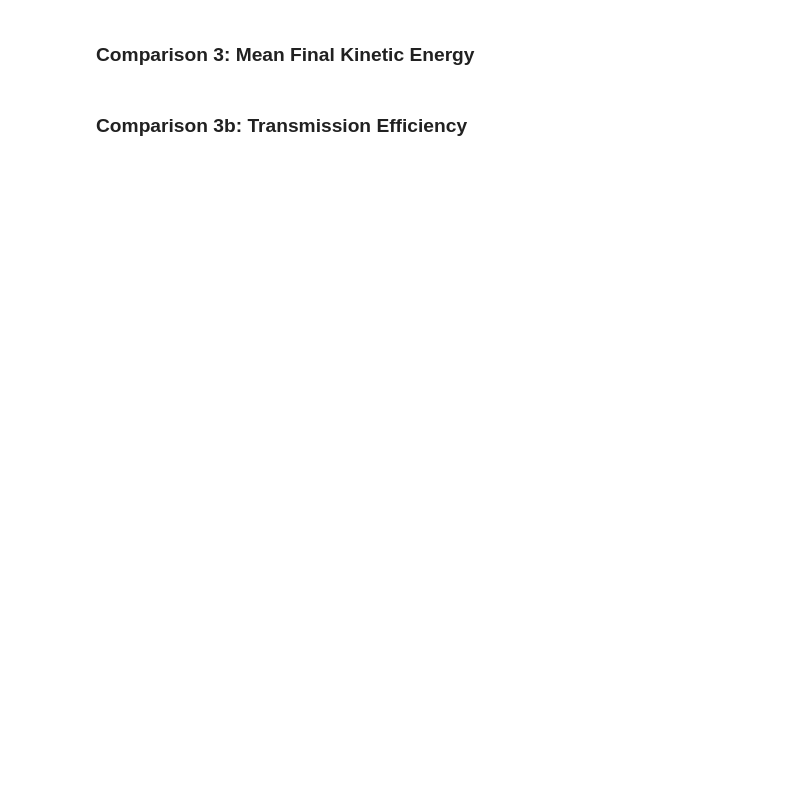
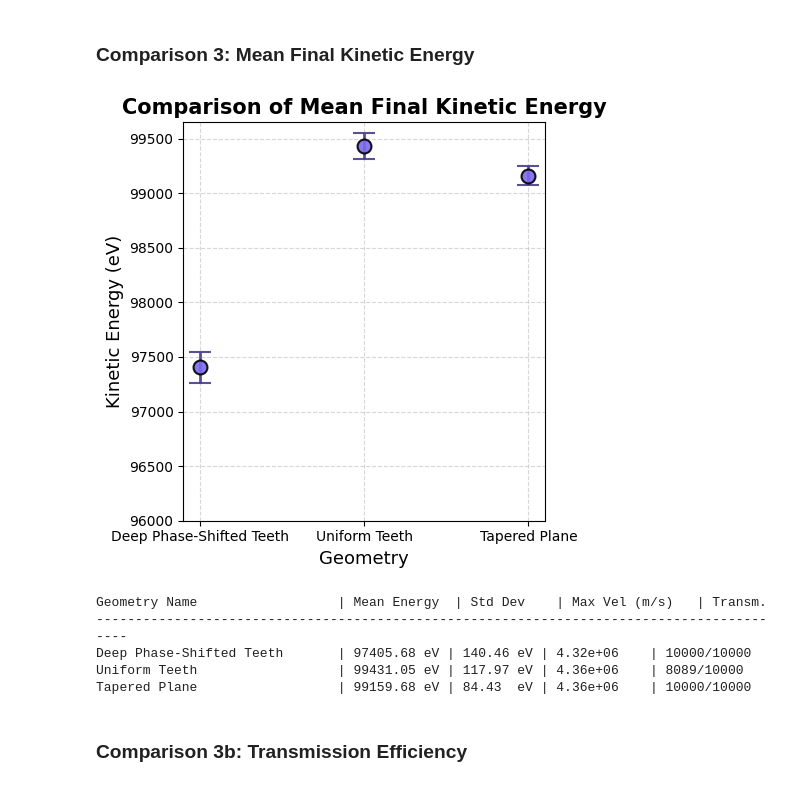
Before and after one commit to AlanMarcia/Simulation_git, a Jupyter notebook: Simulation/plot_results_notebook.ipynb, the cells around one changed output. Saved outputs shown, nothing was run; the diff lists cells and outputs as text; code cells hidden in the pictures; blank space fills up the shorter version.

```diff
--- a/Simulation/plot_results_notebook.ipynb
+++ b/Simulation/plot_results_notebook.ipynb
@@ -780,38 +790,47 @@ if valid_energy_data:
     stds = [d['std_energy'] for d in valid_energy_data]
     transmissions = [f"{d['transmission']}/{d['total_particles']}" for d in valid_energy_data]
 
-    plt.figure(figsize=(12, 6))
+    plt.figure(figsize=(5, 5))
 
+    # Use index for x-axis with reduced spacing
+    x_pos = np.arange(len(labels)) * 0.9  # Reduce spacing by 20%
     # Scatter plot with error bars
-    x_pos = np.arange(len(labels))
+
     plt.errorbar(x_pos, means, yerr=stds, fmt='o', markersize=10,
                  color='mediumslateblue', markeredgecolor='black', markeredgewidth=1.5,
                  capsize=8, capthick=2, ecolor='darkslateblue', linewidth=2, alpha=0.9)
 
     plt.title("Comparison of Mean Final Kinetic Energy", fontsize=15, fontweight='bold')
     plt.ylabel("Kinetic Energy (eV)", fontsize=13)
     plt.xlabel("Geometry", fontsize=13)
     plt.xticks(x_pos, labels)
 
     plt.grid(True, linestyle='--', alpha=0.5)
 
     # Add text labels above points
 
     # Adjust y-axis to accommodate labels
     y_max = max([m + s for m, s in zip(means, stds)])
     plt.ylim(bottom=96000, top=y_max * 1.001)
 
     plt.tight_layout()
     plt.savefig('energy_comparison.png', format='png', bbox_inches='tight', dpi=800)
     plt.show()
 
     # Print Summary Table
     print(f"\n{'Geometry Name':<30} | {'Mean Energy':<12} | {'Std Dev':<10} | {'Max Vel (m/s)':<15} | {'Transm.':<10}")
     print("-" * 90)
     for d in valid_energy_data:
         print(f"{d['label']:<30} | {d['mean_energy']:<8.2f} eV | {d['std_energy']:<6.2f} eV | {d['mean_velocity']:<11.2e} | {d['transmission']}/{d['total_particles']}")
 else:
     print("No particle energy data available.")
+# %% [output]
+[figure, added]
+Geometry Name                  | Mean Energy  | Std Dev    | Max Vel (m/s)   | Transm.
+------------------------------------------------------------------------------------------
+Deep Phase-Shifted Teeth       | 97405.68 eV | 140.46 eV | 4.32e+06    | 10000/10000
+Uniform Teeth                  | 99431.05 eV | 117.97 eV | 4.36e+06    | 8089/10000
+Tapered Plane                  | 99159.68 eV | 84.43  eV | 4.36e+06    | 10000/10000
 # %% [markdown]
 ### Comparison 3b: Transmission Efficiency
 # %%
```
Also changed, not shown: parts of 10 cells of this notebook, 5 other files.
